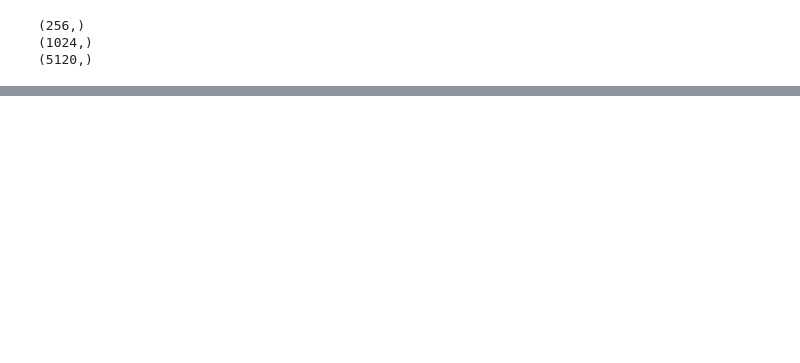
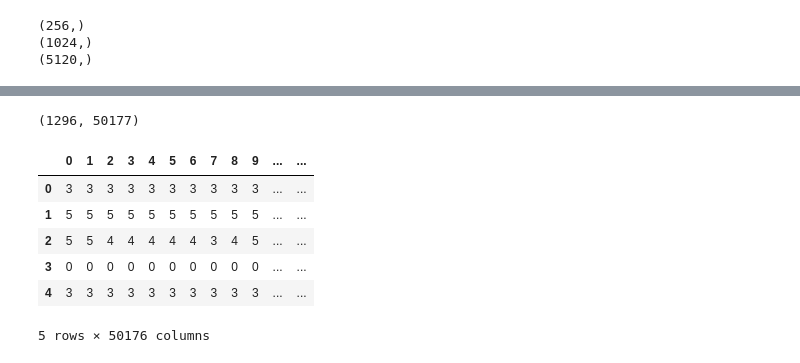
Before and after one commit to karamarora20/Alzheimer_detection, a Jupyter notebook: Models/model1.ipynb, the cells around one changed output, grey strips where cells are left out. Drawn from its saved outputs; the diff is of its cells as text; code cells hidden in the pictures; blank space fills up the shorter version.

```diff
--- a/Models/model1.ipynb
+++ b/Models/model1.ipynb
@@ -411,0 +430,2 @@ ________________________________________________________________________________
+# %%
+test_data_ADNI,test_labels=load_test_data_ADNI(img_size)
@@ -411,0 +452,4 @@ ________________________________________________________________________________
+# %%
+df.shape
+# %% [output]
+(1296, 50177)
@@ -411,0 +459,10 @@ ________________________________________________________________________________
+# %%
+X.head()
+# %% [output]
+|  | 0 | 1 | 2 | 3 | 4 | 5 | 6 | 7 | 8 | 9 | ... | ... |
+| 0 | 3 | 3 | 3 | 3 | 3 | 3 | 3 | 3 | 3 | 3 | ... | ... |
+| 1 | 5 | 5 | 5 | 5 | 5 | 5 | 5 | 5 | 5 | 5 | ... | ... |
+| 2 | 5 | 5 | 4 | 4 | 4 | 4 | 4 | 3 | 4 | 5 | ... | ... |
+| 3 | 0 | 0 | 0 | 0 | 0 | 0 | 0 | 0 | 0 | 0 | ... | ... |
+| 4 | 3 | 3 | 3 | 3 | 3 | 3 | 3 | 3 | 3 | 3 | ... | ... |
+5 rows × 50176 columns
```
Also changed, not shown: parts of 52 cells of this notebook.
